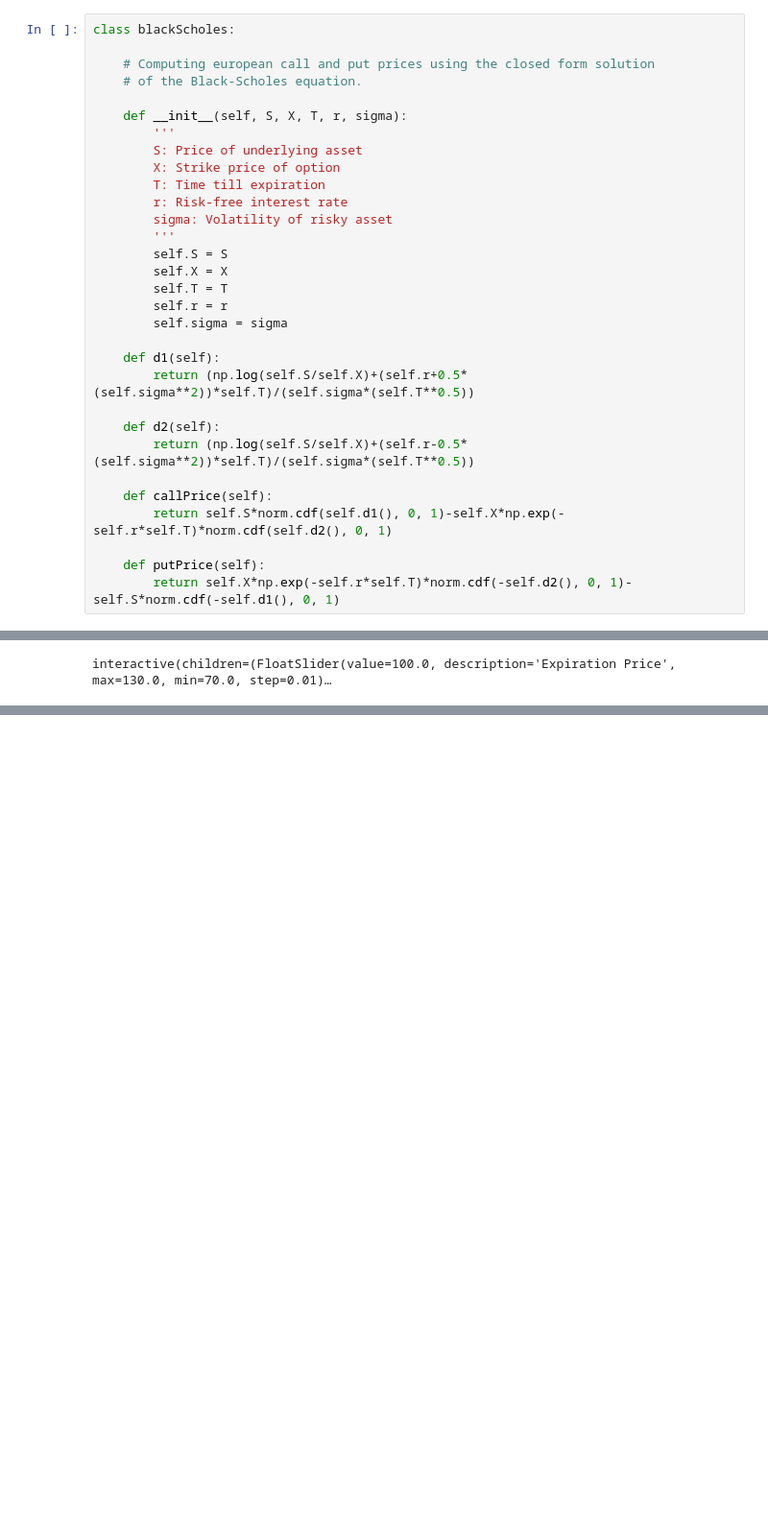
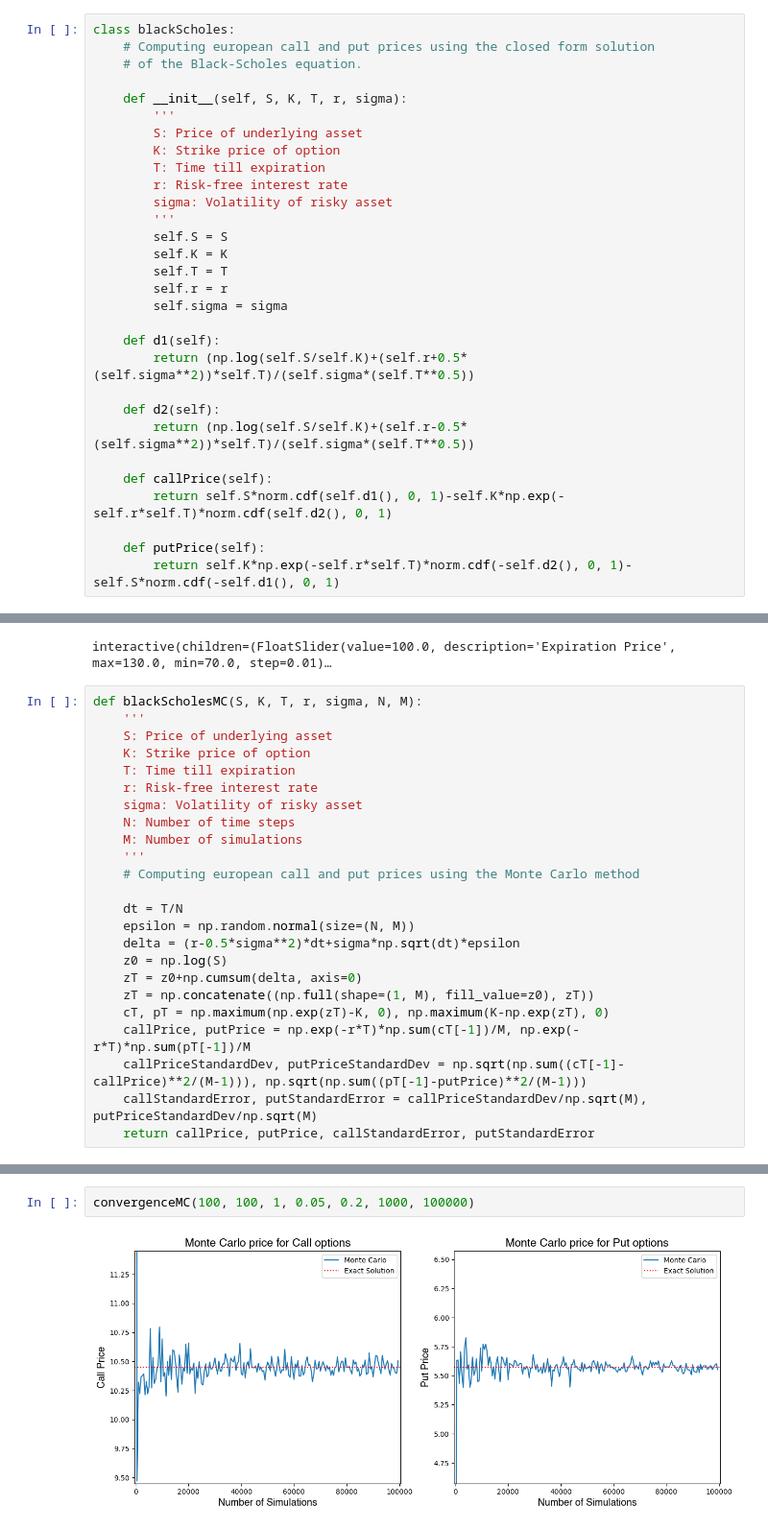
Before and after one commit to alframoss/black-scholes-european-option-pricing, a Jupyter notebook: 20062024_Black_Scholes_code.ipynb, the cells around one changed output, grey strips where cells are left out. Shown: that part at 96% size. Saved outputs shown, nothing was run; the diff lists cells and outputs as text; blank space fills up the shorter version.

```diff
--- a/20062024_Black_Scholes_code.ipynb
+++ b/20062024_Black_Scholes_code.ipynb
@@ -6,33 +7,32 @@ import matplotlib.pyplot as plt
 from ipywidgets import interact, FloatSlider
 # %%
 class blackScholes:
-
     # Computing european call and put prices using the closed form solution
     # of the Black-Scholes equation.
 
-    def __init__(self, S, X, T, r, sigma):
+    def __init__(self, S, K, T, r, sigma):
         '''
         S: Price of underlying asset
-        X: Strike price of option
+        K: Strike price of option
         T: Time till expiration
         r: Risk-free interest rate
         sigma: Volatility of risky asset
         '''
         self.S = S
-        self.X = X
+        self.K = K
         self.T = T
         self.r = r
         self.sigma = sigma
 
     def d1(self):
-        return (np.log(self.S/self.X)+(self.r+0.5*(self.sigma**2))*self.T)/(self.sigma*(self.T**0.5))
+        return (np.log(self.S/self.K)+(self.r+0.5*(self.sigma**2))*self.T)/(self.sigma*(self.T**0.5))
 
     def d2(self):
-        return (np.log(self.S/self.X)+(self.r-0.5*(self.sigma**2))*self.T)/(self.sigma*(self.T**0.5))
+        return (np.log(self.S/self.K)+(self.r-0.5*(self.sigma**2))*self.T)/(self.sigma*(self.T**0.5))
 
     def callPrice(self):
-        return self.S*norm.cdf(self.d1(), 0, 1)-self.X*np.exp(-self.r*self.T)*norm.cdf(self.d2(), 0, 1)
+        return self.S*norm.cdf(self.d1(), 0, 1)-self.K*np.exp(-self.r*self.T)*norm.cdf(self.d2(), 0, 1)
 
     def putPrice(self):
-        return self.X*np.exp(-self.r*self.T)*norm.cdf(-self.d2(), 0, 1)-self.S*norm.cdf(-self.d1(), 0, 1)
+        return self.K*np.exp(-self.r*self.T)*norm.cdf(-self.d2(), 0, 1)-self.S*norm.cdf(-self.d1(), 0, 1)
 # %%
@@ -142,3 +142,27 @@ def optionProfitabilityHeatmap(minSpot, maxSpot, X, T, r, minVol, maxVol):
 optionProfitabilityHeatmap(90, 110, 100, 1, 0.05, 0.1, 0.4)
 # %% [output]
 interactive(children=(FloatSlider(value=100.0, description='Expiration Price', max=130.0, min=70.0, step=0.01)…
+# %%
+def blackScholesMC(S, K, T, r, sigma, N, M):
+    '''
+    S: Price of underlying asset
+    K: Strike price of option
+    T: Time till expiration
+    r: Risk-free interest rate
+    sigma: Volatility of risky asset
+    N: Number of time steps
+    M: Number of simulations
+    '''
+    # Computing european call and put prices using the Monte Carlo method
+
+    dt = T/N
+    epsilon = np.random.normal(size=(N, M))
+    delta = (r-0.5*sigma**2)*dt+sigma*np.sqrt(dt)*epsilon
+    z0 = np.log(S)
+    zT = z0+np.cumsum(delta, axis=0)
+    zT = np.concatenate((np.full(shape=(1, M), fill_value=z0), zT))
+    cT, pT = np.maximum(np.exp(zT)-K, 0), np.maximum(K-np.exp(zT), 0)
+    callPrice, putPrice = np.exp(-r*T)*np.sum(cT[-1])/M, np.exp(-r*T)*np.sum(pT[-1])/M
+    callPriceStandardDev, putPriceStandardDev = np.sqrt(np.sum((cT[-1]-callPrice)**2/(M-1))), np.sqrt(np.sum((pT[-1]-putPrice)**2/(M-1)))
+    callStandardError, putStandardError = callPriceStandardDev/np.sqrt(M), putPriceStandardDev/np.sqrt(M)
+    return callPrice, putPrice, callStandardError, putStandardError
@@ -144,0 +231,4 @@ interactive(children=(FloatSlider(value=100.0, description='Expiration Price', m
+# %%
+convergenceMC(100, 100, 1, 0.05, 0.2, 1000, 100000)
+# %% [output]
+[figure, added]
```
Also changed, not shown: parts of 9 cells of this notebook.
